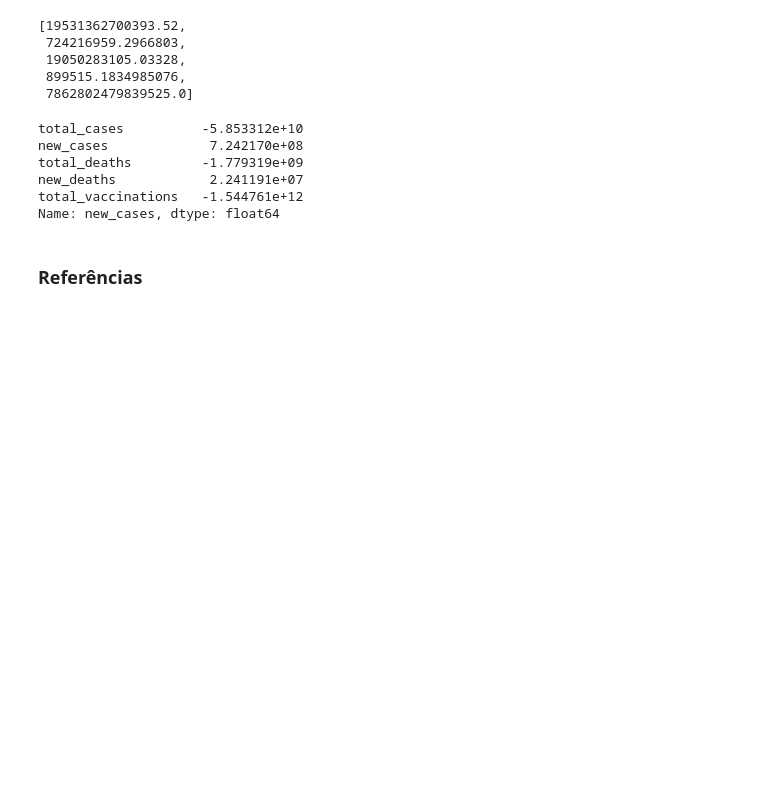
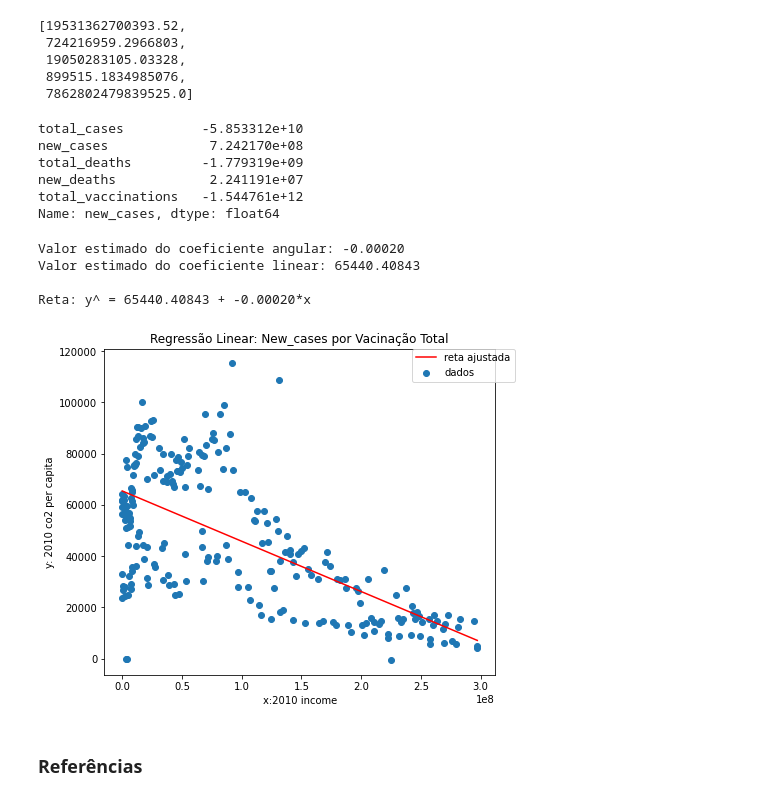
Before and after one commit to marlonsp/Projeto2-CiDados, a Jupyter notebook: Projeto2-CDados.ipynb, the cells around one changed output. Drawn from its saved outputs; the diff is of its cells as text; code cells hidden in the pictures; blank space fills up the shorter version.

Commit message:
Regressão Linear

```diff
--- a/Projeto2-CDados.ipynb
+++ b/Projeto2-CDados.ipynb
@@ -169,6 +169,41 @@ total_deaths         -1.779319e+09
 new_deaths            2.241191e+07
 total_vaccinations   -1.544761e+12
 Name: new_cases, dtype: float64
+# %%
+x_dados = df["total_vaccinations"]
+y_dados = df["new_cases"]
+
+Cov_XY = x_dados.cov(y_dados)
+Var_XY = x_dados.var()
+
+b1 = Cov_XY / Var_XY
+
+ybarra = y_dados.mean()
+xbarra = x_dados.mean()
+b0 = ybarra - b1 * xbarra
+
+print(f"Valor estimado do coeficiente angular: {b1:.5f}")
+print(f"Valor estimado do coeficiente linear: {b0:.5f}")
+print(f"\nReta: y^ = {b0:.5f} + {b1:.5f}*x")
+# %% [output]
+Valor estimado do coeficiente angular: -0.00020
+Valor estimado do coeficiente linear: 65440.40843
+
+Reta: y^ = 65440.40843 + -0.00020*x
+# %%
+x_vec = np.linspace(x_dados.min(),x_dados.max(),500)
+y_vec = b0 + b1*x_vec
+
+plt.figure(figsize=(7,6))
+plt.plot(x_vec, y_vec, color='r')
+plt.scatter(x_dados,y_dados)
+plt.title('Regressão Linear: New_cases por Vacinação Total')
+plt.xlabel('x:2010 income')
+plt.ylabel('y: 2010 co2 per capita')
+plt.legend(('reta ajustada','dados'), bbox_to_anchor=(1.05,1),borderaxespad=0)
+plt.show()
+# %% [output]
+[figure, added]
 # %% [markdown]
 ### Referências
 # %% [markdown]
```
